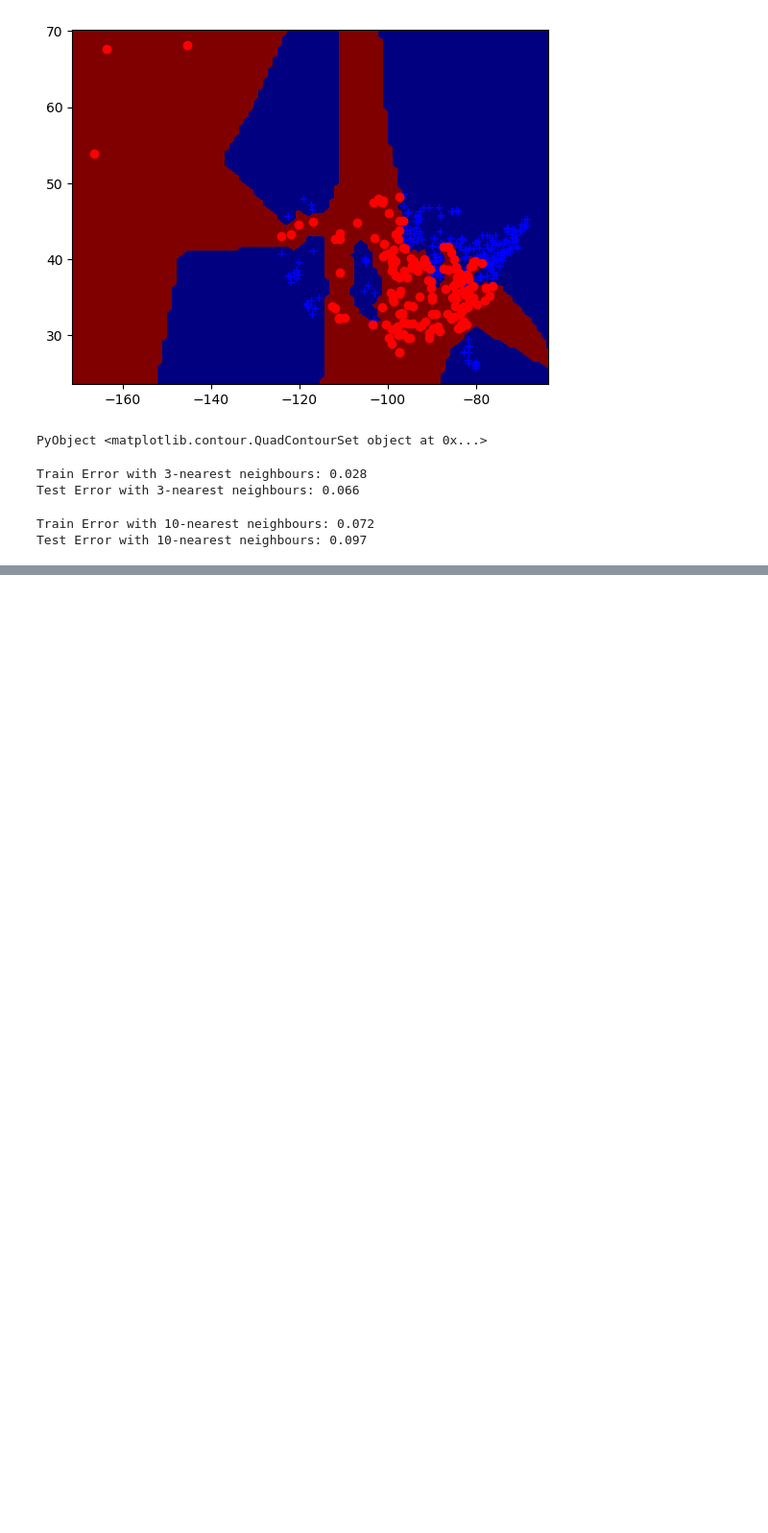
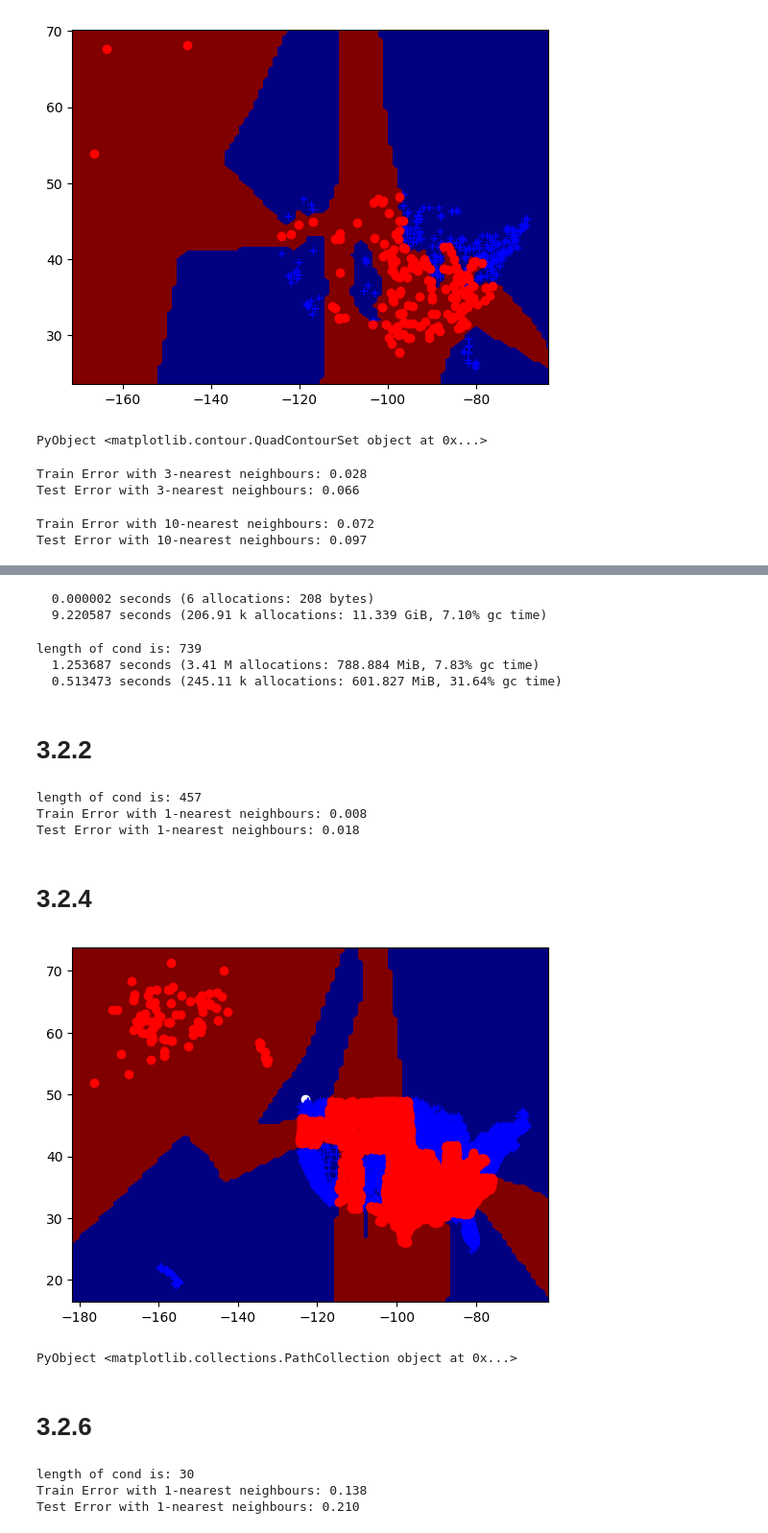
Before and after one commit to wollip/cs340, a Jupyter notebook: a2/Q3 KNN.ipynb, the cells around one changed output, grey strips where cells are left out. Shown at 96% size. Saved outputs shown, nothing was run; the diff lists cells and outputs as text; code cells hidden in the pictures; blank space fills up the shorter version.

```diff
--- a/a2/Q3 KNN.ipynb
+++ b/a2/Q3 KNN.ipynb
@@ -79,0 +82,6 @@ Test Error with 10-nearest neighbours: 0.097
+# %%
+data = load("citiesBig1.jld")
+X = data["X"]
+y = data["y"]
+Xtest = data["Xtest"]
+ytest = data["ytest"];
@@ -79,0 +98,44 @@ Test Error with 10-nearest neighbours: 0.097
+# %%
+# Regular KNN
+@time model = knn(X,y,k)
+@time yhat = model.predict(Xtest);
+# %% [output]
+  0.000002 seconds (6 allocations: 208 bytes)
+  9.220587 seconds (206.91 k allocations: 11.339 GiB, 7.10% gc time)
+# %%
+# CKNN
+@time model = cknn(X,y,k);
+@time yhat = model.predict(Xtest);
+# %% [output]
+length of cond is: 739
+  1.253687 seconds (3.41 M allocations: 788.884 MiB, 7.83% gc time)
+  0.513473 seconds (245.11 k allocations: 601.827 MiB, 31.64% gc time)
+# %% [markdown]
+# 3.2.2
+# %%
+k = 1
+model = cknn(X,y,k);
+
+# Evaluate training error
+yhat = model.predict(X)
+trainError = mean(yhat .!= y)
+@printf("Train Error with %d-nearest neighbours: %.3f\n",k,trainError)
+
+# Evaluate test error
+yhat = model.predict(Xtest)
+testError = mean(yhat .!= ytest)
+@printf("Test Error with %d-nearest neighbours: %.3f\n",k,testError)
+# %% [output]
+length of cond is: 457
+Train Error with 1-nearest neighbours: 0.008
+Test Error with 1-nearest neighbours: 0.018
+# %% [markdown]
+# 3.2.4
+# %%
+plot2Dclassifier(X,y,model)
+scatter([-123.1207], [49.2827], color="w")
+# %% [output]
+[figure, added]
+PyObject <matplotlib.collections.PathCollection object at 0x...>
+# %% [markdown]
+# 3.2.6
@@ -79,0 +148,17 @@ Test Error with 10-nearest neighbours: 0.097
+# %%
+k = 1
+model = cknn(X,y,k);
+
+# Evaluate training error
+yhat = model.predict(X)
+trainError = mean(yhat .!= y)
+@printf("Train Error with %d-nearest neighbours: %.3f\n",k,trainError)
+
+# Evaluate test error
+yhat = model.predict(Xtest)
+testError = mean(yhat .!= ytest)
+@printf("Test Error with %d-nearest neighbours: %.3f\n",k,testError)
+# %% [output]
+length of cond is: 30
+Train Error with 1-nearest neighbours: 0.138
+Test Error with 1-nearest neighbours: 0.210
```
Also changed, not shown: parts of 12 cells of this notebook, 1 other file.
